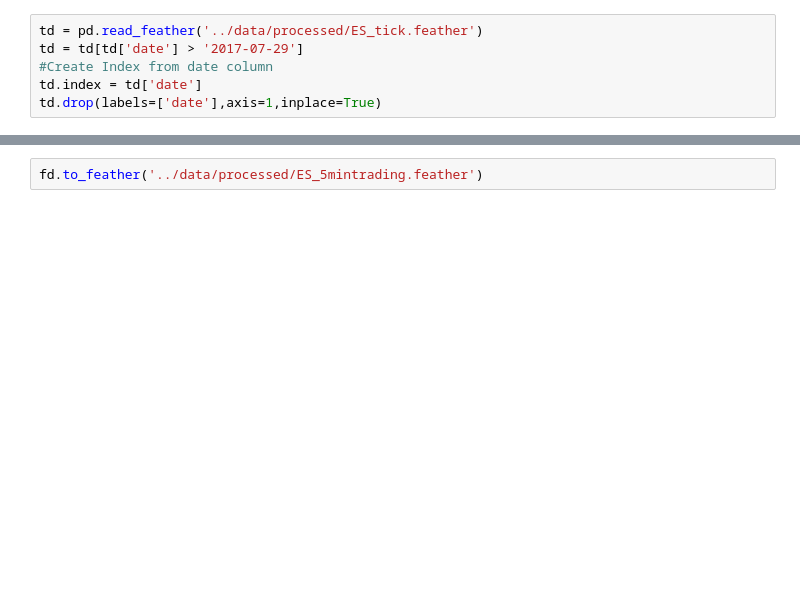
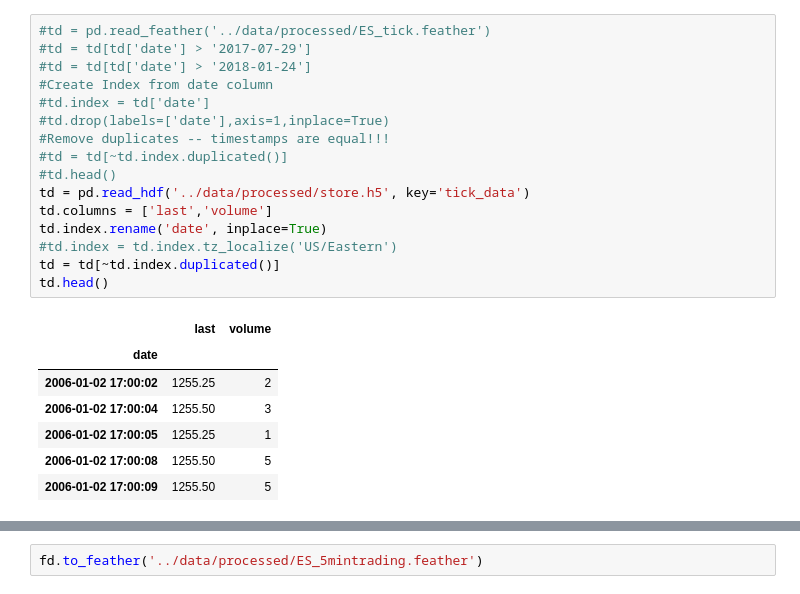
Before and after one commit to toolkmit/algotrading, a Jupyter notebook: notebooks/1.2.2 - Create 5min Bars + Trading Results.ipynb, the cells around one changed output, grey strips where cells are left out. Cells and saved outputs as stored; diff of their text form; blank space fills up the shorter version.

```diff
--- a/notebooks/1.2.2 - Create 5min Bars + Trading Results.ipynb
+++ b/notebooks/1.2.2 - Create 5min Bars + Trading Results.ipynb
@@ -54,8 +57,26 @@ def make_5min_bars(tick_data):
 
     return five_min_data
 # %%
-td = pd.read_feather('../data/processed/ES_tick.feather')
-td = td[td['date'] > '2017-07-29']
+#td = pd.read_feather('../data/processed/ES_tick.feather')
+#td = td[td['date'] > '2017-07-29']
+#td = td[td['date'] > '2018-01-24']
 #Create Index from date column
-td.index = td['date']
-td.drop(labels=['date'],axis=1,inplace=True)
+#td.index = td['date']
+#td.drop(labels=['date'],axis=1,inplace=True)
+#Remove duplicates -- timestamps are equal!!!
+#td = td[~td.index.duplicated()]
+#td.head()
+td = pd.read_hdf('../data/processed/store.h5', key='tick_data')
+td.columns = ['last','volume']
+td.index.rename('date', inplace=True)
+#td.index = td.index.tz_localize('US/Eastern')
+td = td[~td.index.duplicated()]
+td.head()
+# %% [output]
+|  | last | volume |
+| date |  |  |
+| 2006-01-02 17:00:02 | 1255.25 | 2 |
+| 2006-01-02 17:00:04 | 1255.50 | 3 |
+| 2006-01-02 17:00:05 | 1255.25 | 1 |
+| 2006-01-02 17:00:08 | 1255.50 | 5 |
+| 2006-01-02 17:00:09 | 1255.50 | 5 |
```
Also changed, not shown: parts of 27 cells of this notebook, 7 other files.
